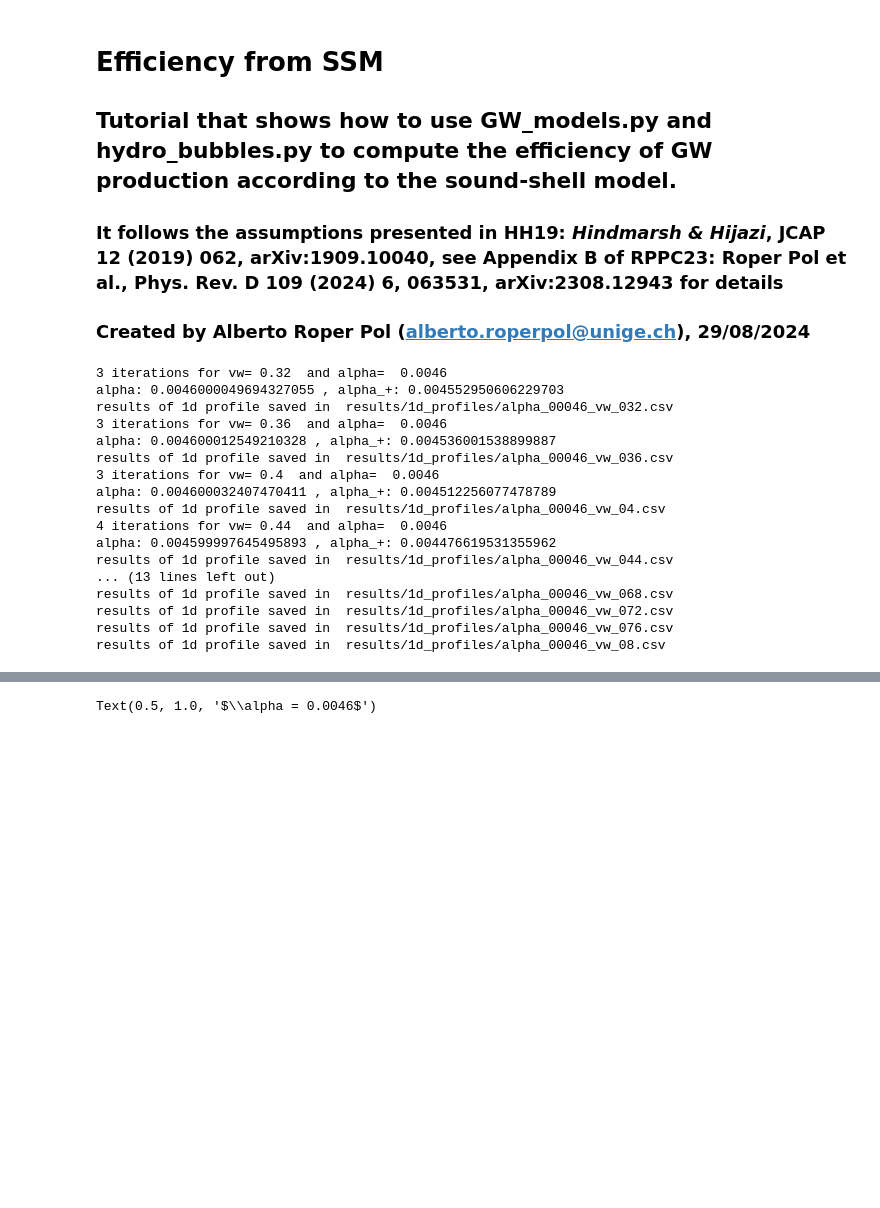
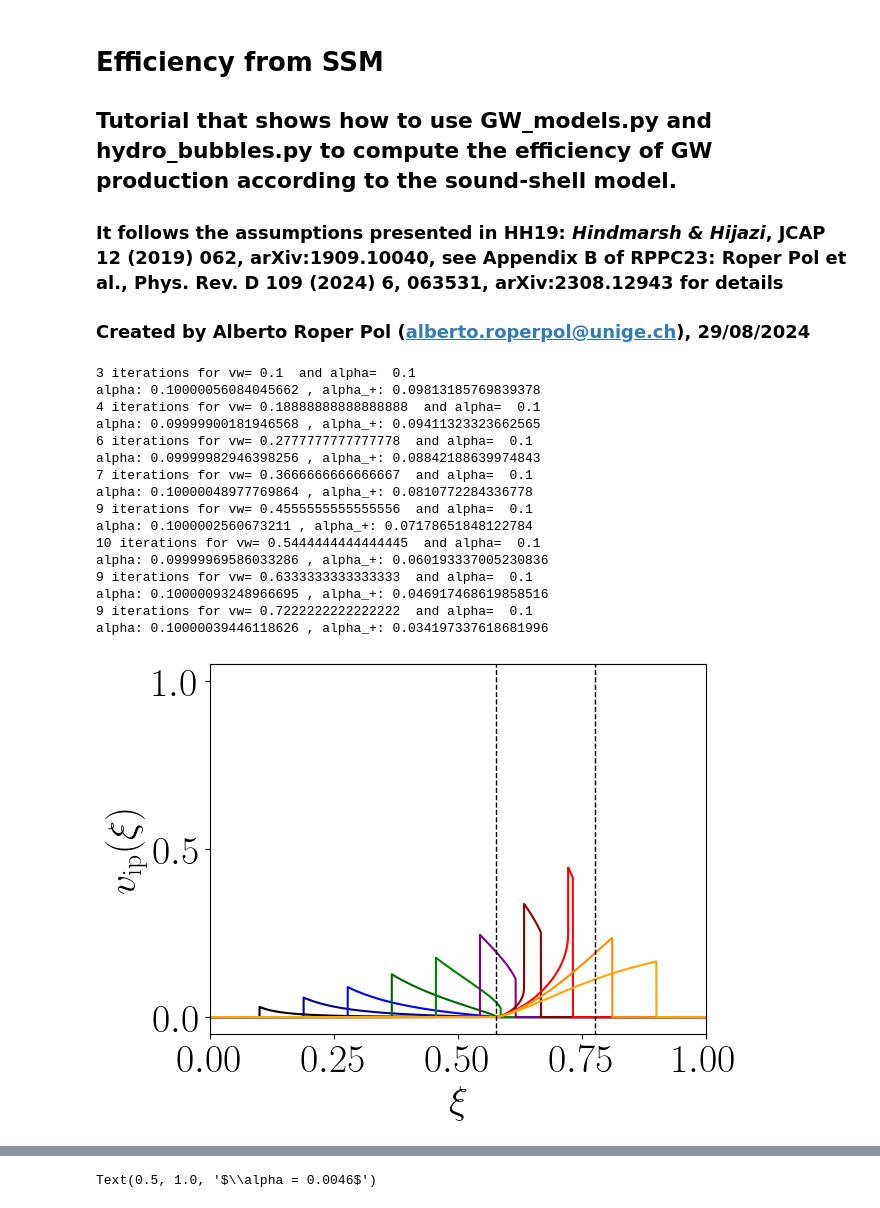
Before and after one commit to AlbertoRoper/cosmoGW, a Jupyter notebook: projects/GWs_from_PTs/efficiency_from_SSM.ipynb, the cells around one changed output, grey strips where cells are left out. Drawn from its saved outputs; the diff is of its cells as text; code cells hidden in the pictures; blank space fills up the shorter version.

```diff
--- a/projects/GWs_from_PTs/efficiency_from_SSM.ipynb
+++ b/projects/GWs_from_PTs/efficiency_from_SSM.ipynb
@@ -27,37 +27,38 @@ cols = hb.cols_ref
 # %%
 ### compute the 1d profiles of the fluid perturbations
 
 ## we first compute the 1d profiles (velocity and energy fluctuations lambda)
 ## for a chosen alpha and range of vws
 
-alpha = 0.0046
-vws = np.linspace(0.32, .8, 13)
+alpha = 0.1
+#vws = np.linspace(0.32, .8, 13)
+vws = np.linspace(0.1, .9, 10)
 # define string of vws for saving file
-str_vws = ['032', '036', '04', '044', '048', '052', '056', '06', '064', '068', '072', '076', '08']
-str_alp = '00046'
-Nxi = 10000
+#str_vws = ['032', '036', '04', '044', '048', '052', '056', '06', '064', '068', '072', '076', '08']
+#str_alp = '00046'
+Nxi = 6000
 
 xis, vvs, lams, alphapl, conv, shocks, xifs, wms, kappas, omegas = \
-       hb.compute_profiles_vws(alpha, vws=vws, cs2=cs2, plot=False, plot_v='both', cols=[], meth=2,
+       hb.compute_profiles_vws(alpha, vws=vws, cs2=cs2, plot=True, plot_v='both', cols=[], meth=2,
                                alphan=True, lam=True, eff=True, quiet=True, tol=1e-5, max_it=30, Nxi=Nxi, Nxi2=2*Nxi,
-                               save=True, strs_vws=str_vws, str_alp=str_alp)
+                               save=False)
 
 types = hb.type_nucleation(vws, alpha, cs2=cs2)
 # %% [output]
-3 iterations for vw= 0.32  and alpha=  0.0046
-alpha: 0.0046000049694327055 , alpha_+: 0.004552950606229703
-results of 1d profile saved in  results/1d_profiles/alpha_00046_vw_032.csv
-3 iterations for vw= 0.36  and alpha=  0.0046
-alpha: 0.004600012549210328 , alpha_+: 0.004536001538899887
-results of 1d profile saved in  results/1d_profiles/alpha_00046_vw_036.csv
-3 iterations for vw= 0.4  and alpha=  0.0046
-alpha: 0.004600032407470411 , alpha_+: 0.004512256077478789
-results of 1d profile saved in  results/1d_profiles/alpha_00046_vw_04.csv
-4 iterations for vw= 0.44  and alpha=  0.0046
-alpha: 0.004599997645495893 , alpha_+: 0.004476619531355962
-results of 1d profile saved in  results/1d_profiles/alpha_00046_vw_044.csv
-... (13 lines left out)
-results of 1d profile saved in  results/1d_profiles/alpha_00046_vw_068.csv
-results of 1d profile saved in  results/1d_profiles/alpha_00046_vw_072.csv
-results of 1d profile saved in  results/1d_profiles/alpha_00046_vw_076.csv
-results of 1d profile saved in  results/1d_profiles/alpha_00046_vw_08.csv
+3 iterations for vw= 0.1  and alpha=  0.1
+alpha: 0.10000056084045662 , alpha_+: 0.09813185769839378
+4 iterations for vw= 0.18888888888888888  and alpha=  0.1
+alpha: 0.09999900181946568 , alpha_+: 0.09411323323662565
+6 iterations for vw= 0.2777777777777778  and alpha=  0.1
+alpha: 0.09999982946398256 , alpha_+: 0.08842188639974843
+7 iterations for vw= 0.3666666666666667  and alpha=  0.1
+alpha: 0.10000048977769864 , alpha_+: 0.0810772284336778
+9 iterations for vw= 0.4555555555555556  and alpha=  0.1
+alpha: 0.1000002560673211 , alpha_+: 0.07178651848122784
+10 iterations for vw= 0.5444444444444445  and alpha=  0.1
+alpha: 0.09999969586033286 , alpha_+: 0.060193337005230836
+9 iterations for vw= 0.6333333333333333  and alpha=  0.1
+alpha: 0.10000093248966695 , alpha_+: 0.046917468619858516
+9 iterations for vw= 0.7222222222222222  and alpha=  0.1
+alpha: 0.10000039446118626 , alpha_+: 0.034197337618681996
+[figure, added]
```
Also changed, not shown: parts of 5 cells of this notebook, 2 other files.
